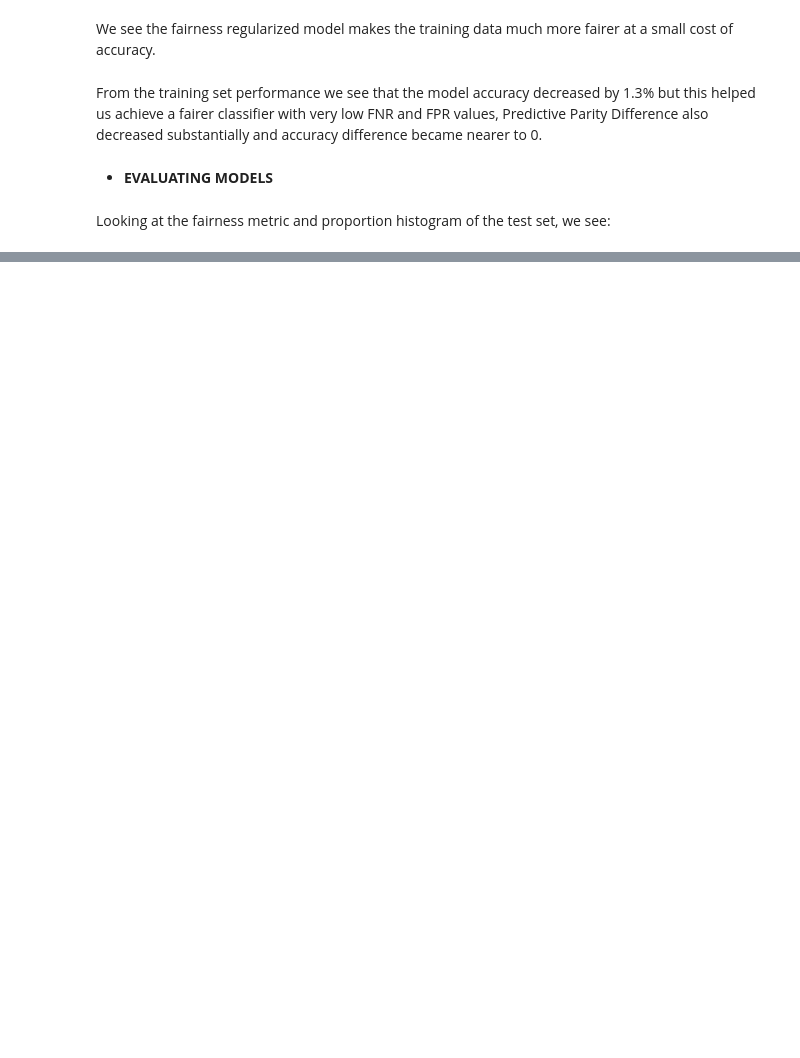
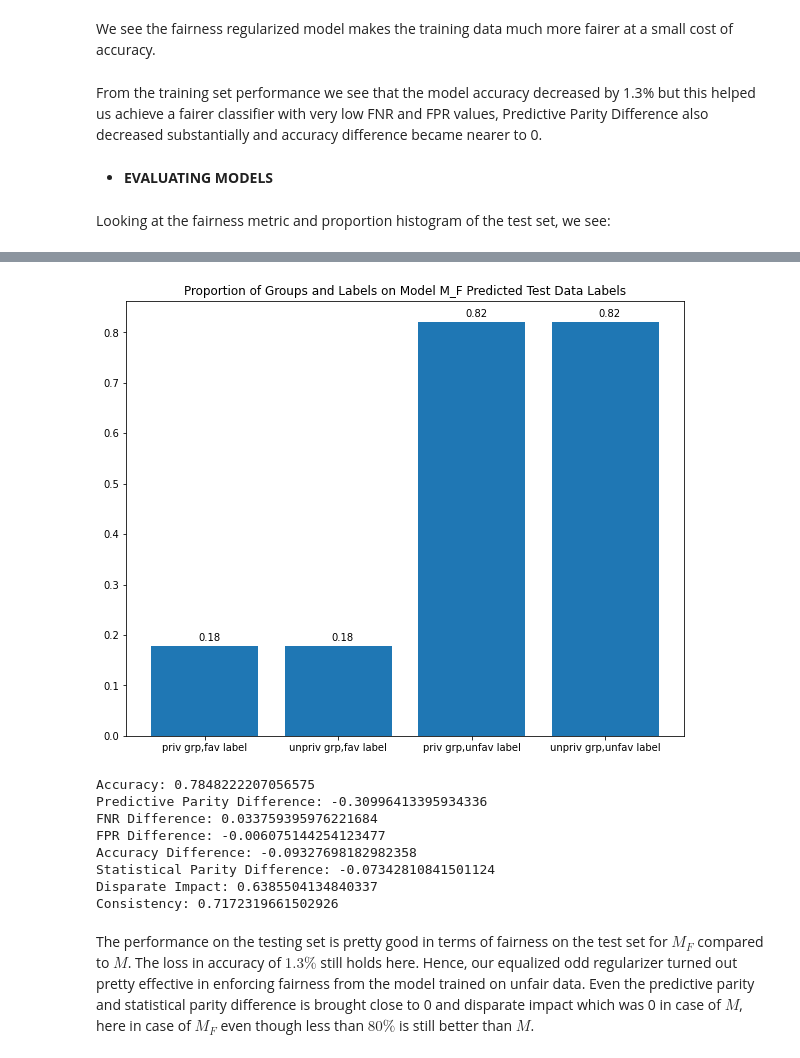
Before and after one commit to RishiDarkDevil/Regularization-Based-Fair-Classifier, a Jupyter notebook: Fairness-Regularization.ipynb, the cells around one changed output, grey strips where cells are left out. Saved outputs shown, nothing was run; the diff lists cells and outputs as text; code cells hidden in the pictures; blank space fills up the shorter version.

```diff
--- a/Fairness-Regularization.ipynb
+++ b/Fairness-Regularization.ipynb
@@ -299,0 +326,29 @@ print("Consistency:",mod_metrics.consistency()[0])
+# %%
+dset_tst_pred = dset_raw_tst.copy(deepcopy=True)
+dset_tst = scaler.transform(dset_tst_pred.features)
+dset_tst_pred.labels = (M_F(torch.from_numpy(dset_tst).float()) > 0.5).numpy().astype(float)
+# %%
+mod_metrics = ClassificationMetric(dset_raw_tst, dset_tst_pred,
+                                    unprivileged_groups=unpriv_group,
+                                    privileged_groups=priv_group)
+plot_prop_prtced_grp_lab(dset_tst_pred, "Proportion of Groups and Labels on Model M_F Predicted Test Data Labels")
+print("Accuracy:", mod_metrics.accuracy())
+print("Predictive Parity Difference:", mod_metrics.positive_predictive_value(False)-mod_metrics.positive_predictive_value(True))
+print("FNR Difference:", mod_metrics.false_negative_rate_difference())
+print("FPR Difference:", mod_metrics.false_positive_rate_difference())
+print("Accuracy Difference:", mod_metrics.error_rate_difference())
+print("Statistical Parity Difference:",mod_metrics.statistical_parity_difference())
+print("Disparate Impact:",mod_metrics.disparate_impact())
+print("Consistency:",mod_metrics.consistency()[0])
+# %% [output]
+[figure, added]
+Accuracy: 0.7848222207056575
+Predictive Parity Difference: -0.30996413395934336
+FNR Difference: 0.033759395976221684
+FPR Difference: -0.006075144254123477
+Accuracy Difference: -0.09327698182982358
+Statistical Parity Difference: -0.07342810841501124
+Disparate Impact: 0.6385504134840337
+Consistency: 0.7172319661502926
+# %% [markdown]
+The performance on the testing set is pretty good in terms of fairness on the test set for $M_F$ compared to $M$. The loss in accuracy of $1.3\%$ still holds here. Hence, our equalized odd regularizer turned out pretty effective in enforcing fairness from the model trained on unfair data. Even the predictive parity and statistical parity difference is brought close to 0 and disparate impact which was 0 in case of $M$, here in case of $M_F$ even though less than $80\%$ is still better than $M$.
```
Also changed, not shown: parts of 12 cells of this notebook.
